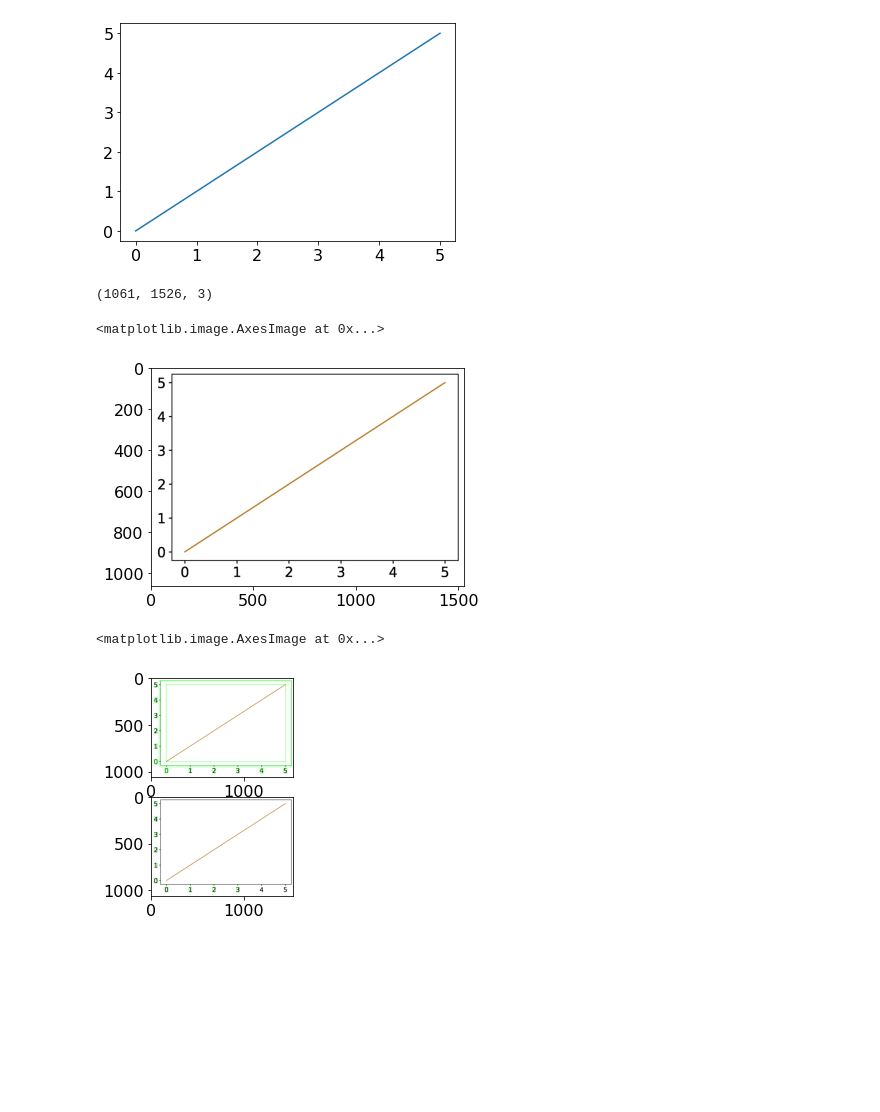
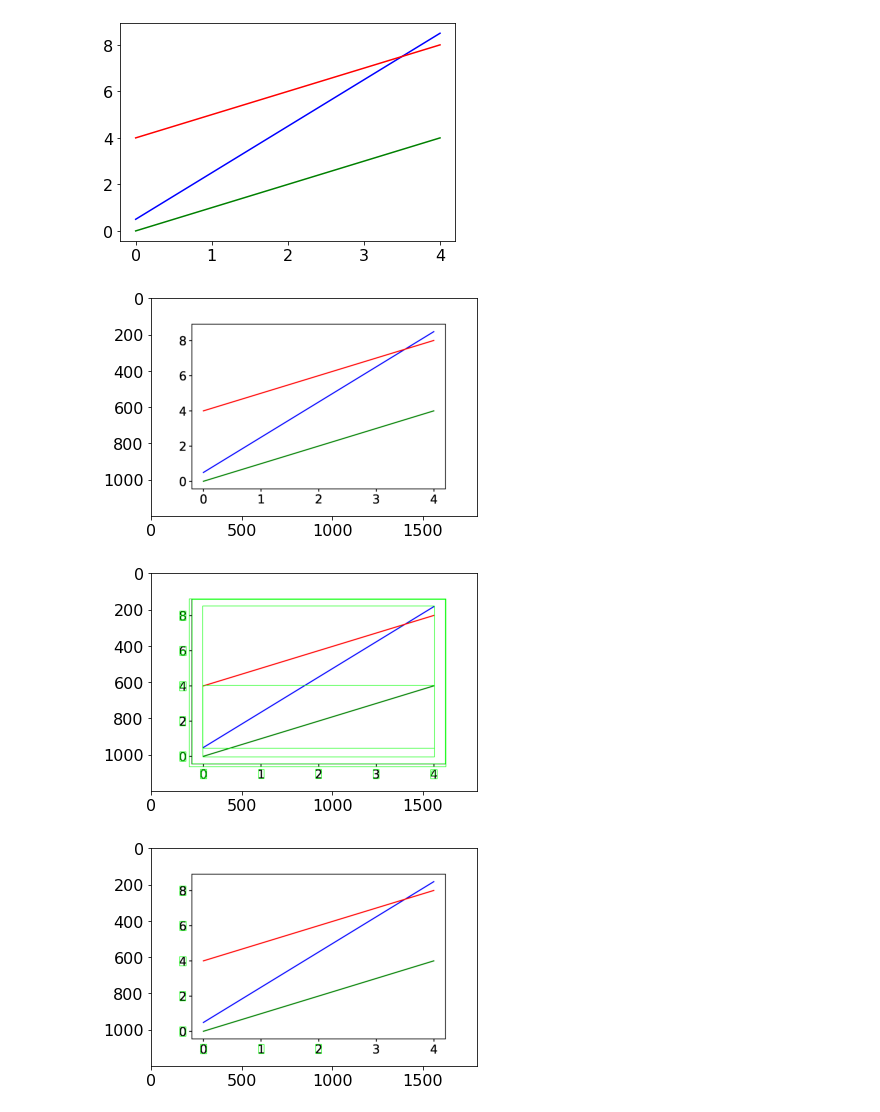
Before and after one commit to almajo/reverse-plot, a Jupyter notebook: prototype.ipynb, the cells around one changed output. Drawn from its saved outputs; the diff is of its cells as text; code cells hidden in the pictures; blank space fills up the shorter version.

Commit message:
Recreate the base-image given the converted data

```diff
--- a/prototype.ipynb
+++ b/prototype.ipynb
@@ -9,24 +9,29 @@ from pytesseract import Output
 plt.rcParams.update({'font.size': 16,
                      'savefig.dpi': 300})
 # Create an image plot
-x = np.linspace(0,5,100)
-plt.plot(x,x)
-plt.savefig("plots/linear.png", bbox_inches='tight')
+
+x = np.linspace(0,4,100)
+plt.plot(x,x, 'g')
+plt.plot(x, 2*x + 0.5, 'b')
+plt.plot(x, x + 4, 'r')
+
+plt.savefig("plots/three_linear_graphs.png")
 # %% [output]
-[figure, old version]
+[figure, new version]
 # %%
+use_image = "plots/three_linear_graphs.png"
+
 # Load image into numpy array and display it
-img = cv2.imread("plots/linear.png")
-print(img.shape)
-# Clean up noise
-# img = cv2.cvtColor(img,cv2.COLOR_BGR2GRAY)
-# ret, img = cv2.threshold(img,127,255,cv2.THRESH_BINARY)
+base_img = cv2.imread(use_image)
 
-plt.imshow(img)
+def show_image(img):
+    rgb = cv2.cvtColor(img,cv2.COLOR_BGR2RGB)
+    plt.figure()
+    plt.imshow(rgb)
+
+show_image(base_img)
 # %% [output]
-(1061, 1526, 3)
-<matplotlib.image.AxesImage at 0x...>
-[figure, old version]
+[figure, new version]
 # %%
 class Rect:
     def __init__(self, x,y,w,h):
@@ -84,28 +89,26 @@ def filter_by_area(rects, std_factor=1.5):
     rects = filter(lambda r: abs(r.area - median) <= std_factor * std, rects)
     return  list(rects)
 # %%
-img = cv2.imread("plots/linear.png")
-base_img = img.copy()
-
-img_gray = cv2.cvtColor(img,cv2.COLOR_BGR2GRAY)
+img_gray = cv2.cvtColor(base_img,cv2.COLOR_BGR2GRAY)
 ret, thresh = cv2.threshold(img_gray, 127, 255, cv2.THRESH_BINARY_INV)
 contours, hierarchy = cv2.findContours(thresh, cv2.RETR_TREE, cv2.CHAIN_APPROX_SIMPLE)
 rectangles = [Rect(*cv2.boundingRect(c)) for c in contours]
 
-fig, (ax1, ax2) = plt.subplots(2,1)
-img2 = img.copy()
+img2 = base_img.copy()
 for c in rectangles:
     img2 = cv2.rectangle(img2, (c.x,c.y), (c.x+c.w, c.y+c.h),(0, 255, 0), 2)
-ax1.imshow(img2)
+
+show_image(img2)
 
 filtered = apply_min_contour_distance(rectangles)
 filtered = filter_by_area(filtered)
+img3 = base_img.copy()
 for c in filtered:
-    img = cv2.rectangle(img, (c.x,c.y), (c.x+c.w, c.y+c.h),(0, 255, 0), 2)
-ax2.imshow(img)
+    img3 = cv2.rectangle(img3, (c.x,c.y), (c.x+c.w, c.y+c.h),(0, 255, 0), 2)
+show_image(img3)
 # %% [output]
-<matplotlib.image.AxesImage at 0x...>
-[figure, old version]
+[figure, new version]
+[figure, added]
 # %%
 def add_border_to_box(r, img_shape, border_size=25):
     x = max(0, r.x - border_size)
```
Also changed, not shown: parts of 7 cells of this notebook.
